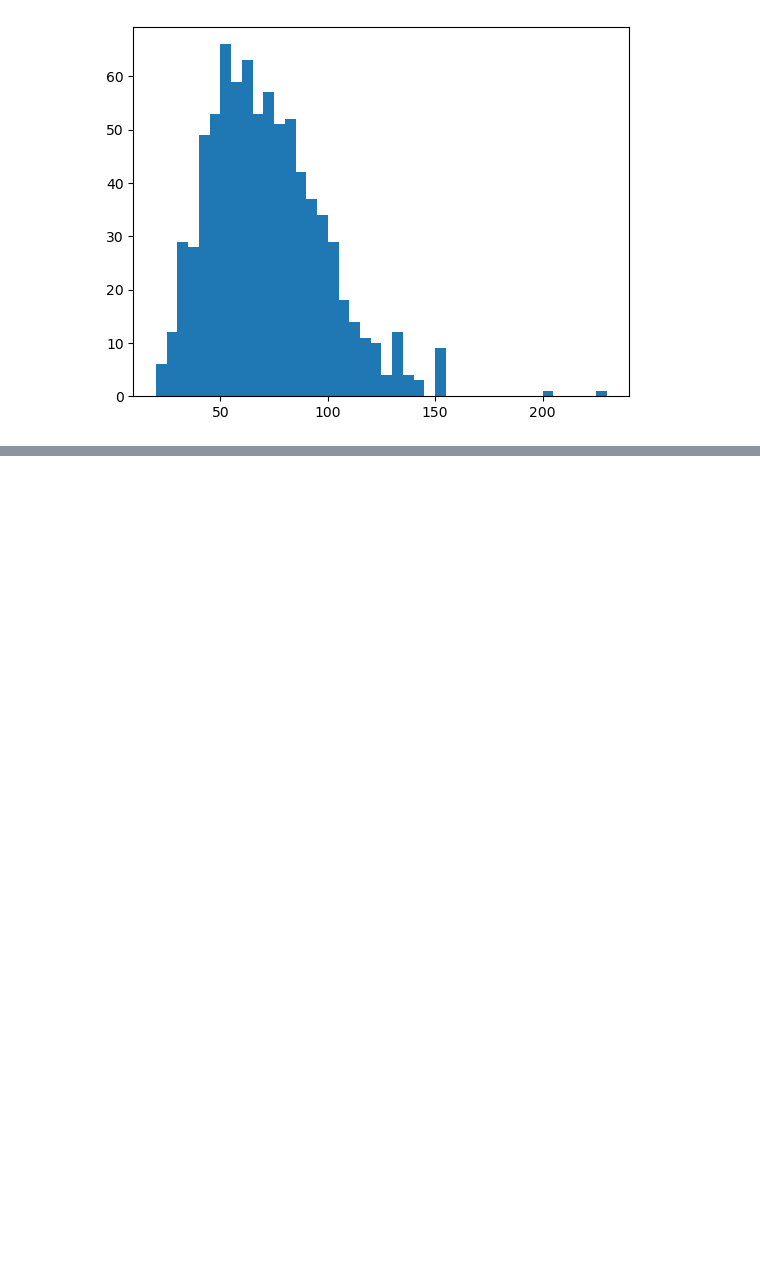
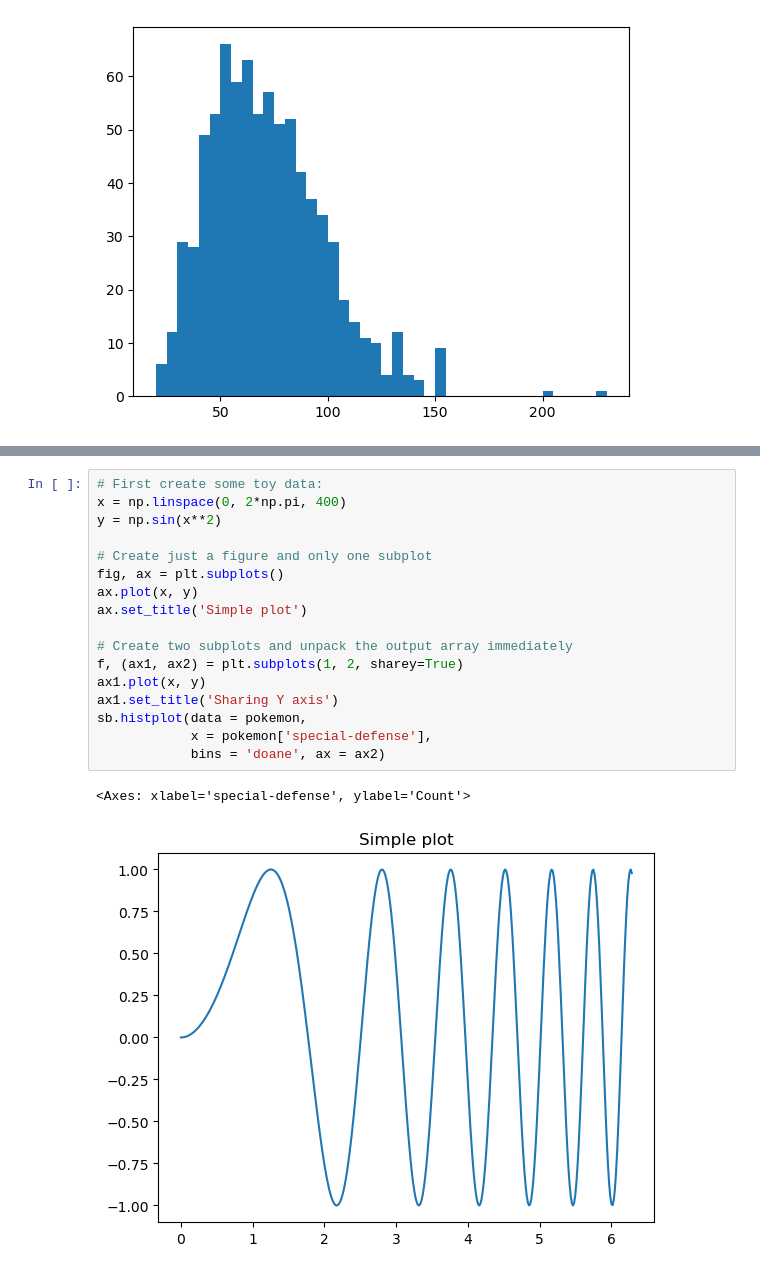
Before and after one commit to charlesbeacham/pyplots, a Jupyter notebook: Histogram_Practice.ipynb, the cells around one changed output, grey strips where cells are left out. Cells and saved outputs as stored; diff of their text form; blank space fills up the shorter version.

```diff
--- a/Histogram_Practice.ipynb
+++ b/Histogram_Practice.ipynb
@@ -61,0 +73,20 @@ I've used matplotlib's hist function to plot the data. I have also used numpy's
+# %%
+# First create some toy data:
+x = np.linspace(0, 2*np.pi, 400)
+y = np.sin(x**2)
+
+# Create just a figure and only one subplot
+fig, ax = plt.subplots()
+ax.plot(x, y)
+ax.set_title('Simple plot')
+
+# Create two subplots and unpack the output array immediately
+f, (ax1, ax2) = plt.subplots(1, 2, sharey=True)
+ax1.plot(x, y)
+ax1.set_title('Sharing Y axis')
+sb.histplot(data = pokemon,
+            x = pokemon['special-defense'],
+            bins = 'doane', ax = ax2)
+# %% [output]
+<Axes: xlabel='special-defense', ylabel='Count'>
+[figure, added]
```
Also changed, not shown: parts of 2 cells of this notebook.
